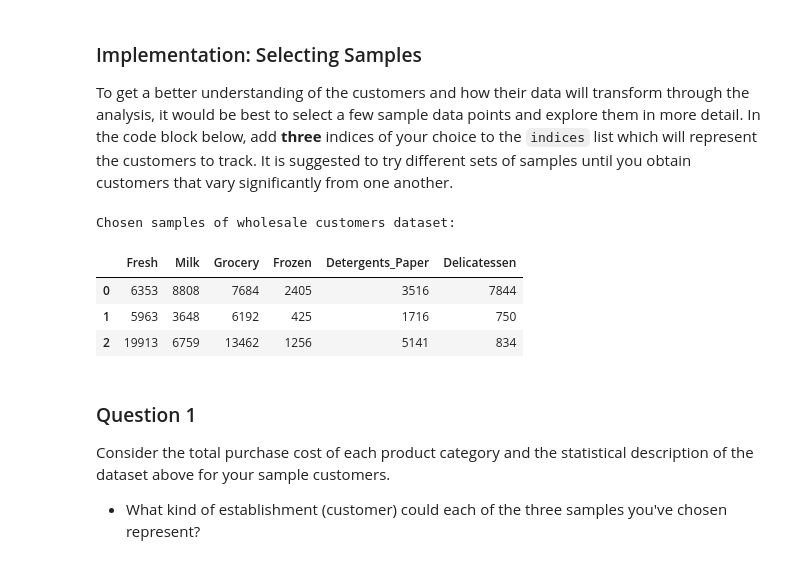
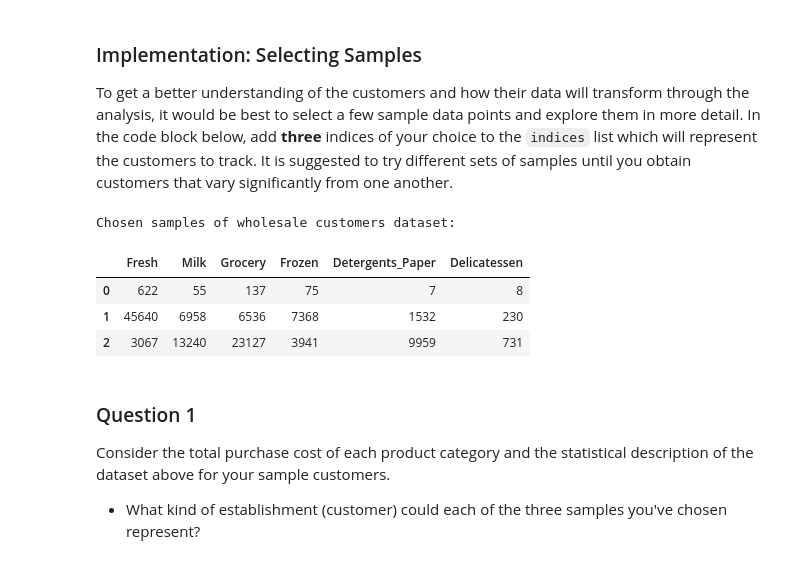
Before and after one commit to hiteshsantwani/Udacity_Machine_Learning_NanoDegree, a Jupyter notebook: customer_segments/customer_segments.ipynb, the cells around one changed output. Saved outputs shown, nothing was run; the diff lists cells and outputs as text; code cells hidden in the pictures.

```diff
--- a/customer_segments/customer_segments.ipynb
+++ b/customer_segments/customer_segments.ipynb
@@ -60,18 +60,18 @@ display(data.describe())
 To get a better understanding of the customers and how their data will transform through the analysis, it would be best to select a few sample data points and explore them in more detail. In the code block below, add **three** indices of your choice to the `indices` list which will represent the customers to track. It is suggested to try different sets of samples until you obtain customers that vary significantly from one another.
 # %%
 # TODO: Select three indices of your choice you wish to sample from the dataset
-indices = [2,8,67]
+indices = [154,176, 200]
 
 # Create a DataFrame of the chosen samples
 samples = pd.DataFrame(data.loc[indices], columns = data.keys()).reset_index(drop = True)
 print("Chosen samples of wholesale customers dataset:")
 display(samples)
 # %% [output]
 Chosen samples of wholesale customers dataset:
 |  | Fresh | Milk | Grocery | Frozen | Detergents_Paper | Delicatessen |
-| 0 | 6353 | 8808 | 7684 | 2405 | 3516 | 7844 |
-| 1 | 5963 | 3648 | 6192 | 425 | 1716 | 750 |
-| 2 | 19913 | 6759 | 13462 | 1256 | 5141 | 834 |
+| 0 | 622 | 55 | 137 | 75 | 7 | 8 |
+| 1 | 45640 | 6958 | 6536 | 7368 | 1532 | 230 |
+| 2 | 3067 | 13240 | 23127 | 3941 | 9959 | 731 |
 # %% [markdown]
 ### Question 1
 Consider the total purchase cost of each product category and the statistical description of the dataset above for your sample customers.
```
Also changed, not shown: parts of 12 cells of this notebook.
